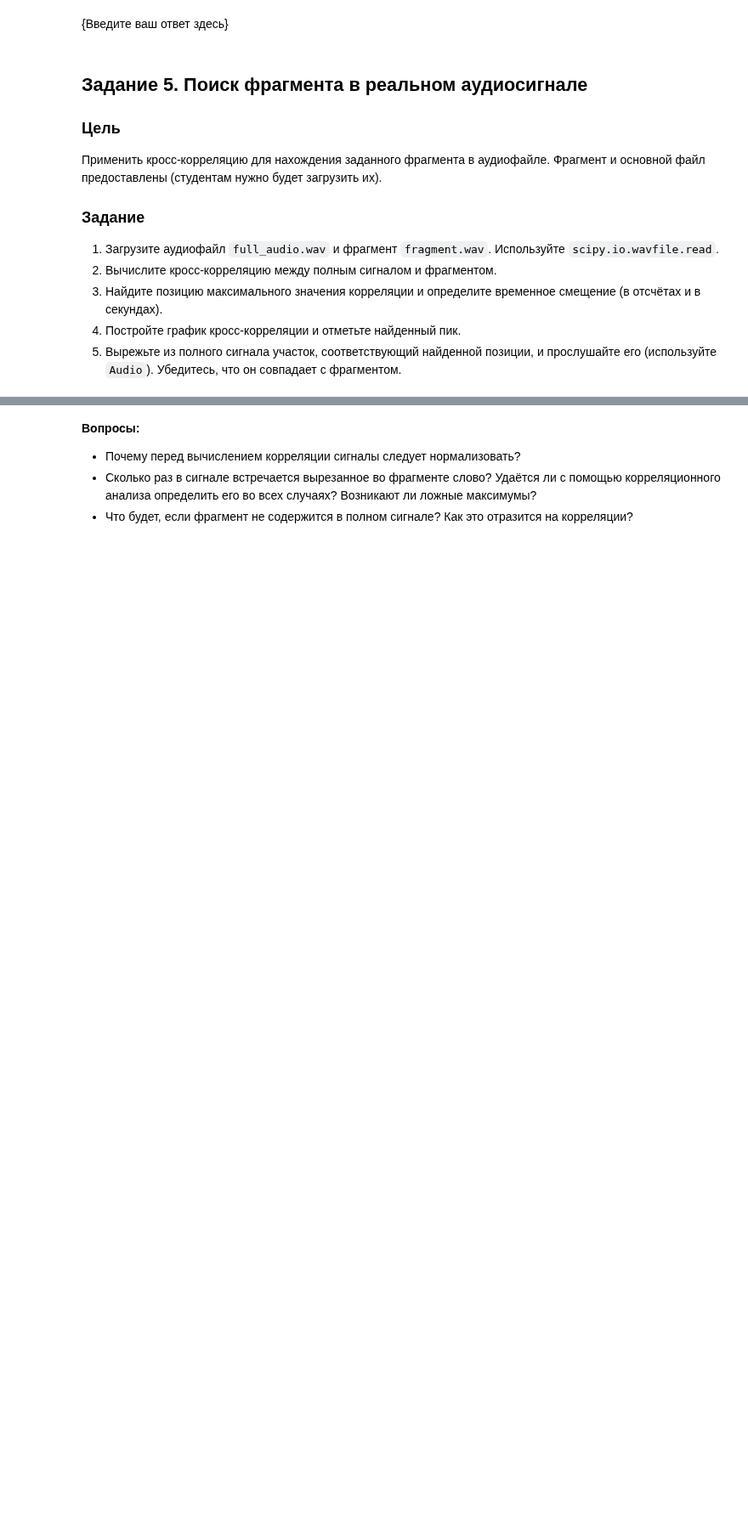
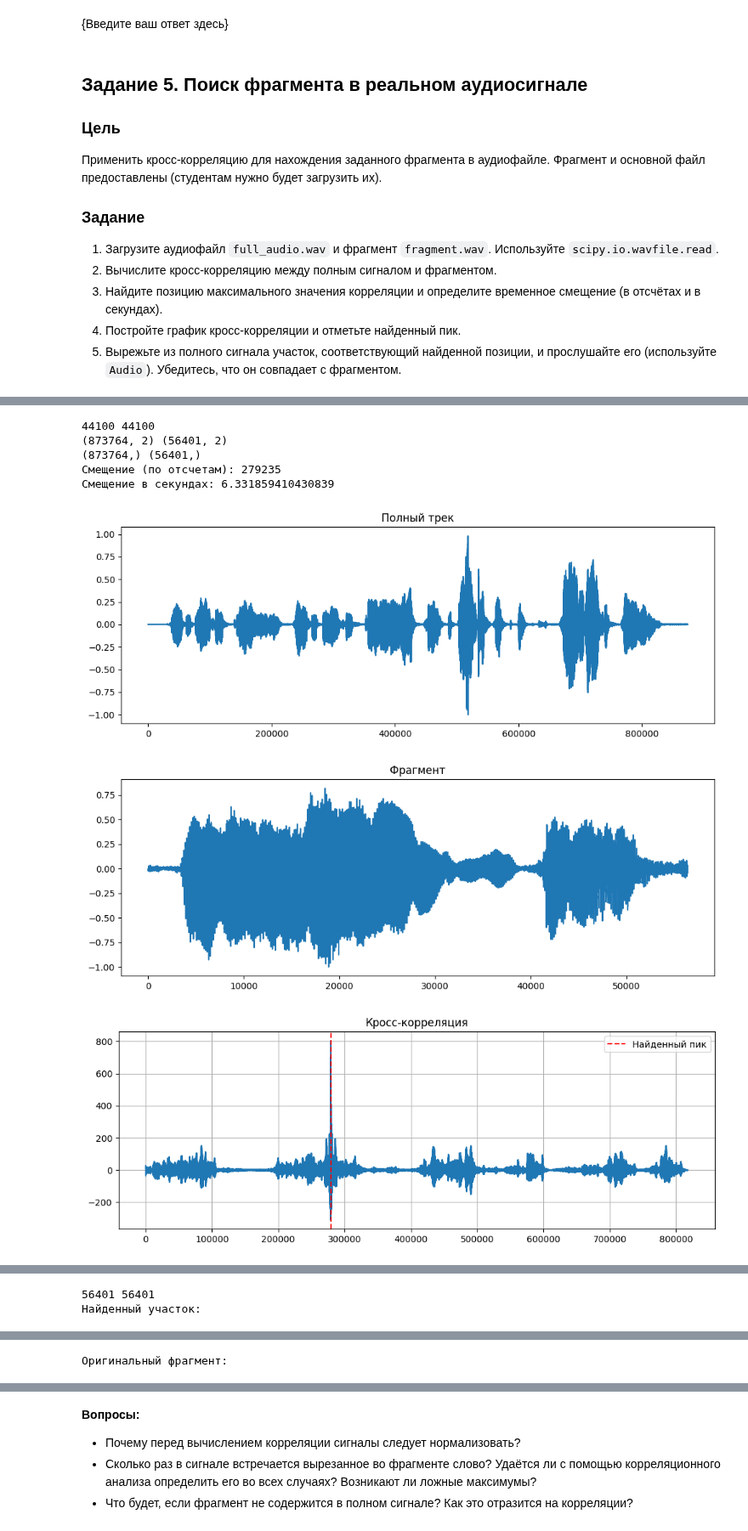
Before and after one commit to Korobokkk/YADRO-2026_dsp-seminars, a Jupyter notebook: KieselevIseminars/3.ipynb, the cells around one changed output, grey strips where cells are left out. Shown at 85% size. Saved outputs shown, nothing was run; the diff lists cells and outputs as text; code cells hidden in the pictures; blank space fills up the shorter version.

```diff
--- a/KieselevIseminars/3.ipynb
+++ b/KieselevIseminars/3.ipynb
@@ -476,0 +589,60 @@ fragment.wav        100%[===================>] 220.60K  --.-KB/s    in 0.009s
+# %%
+# Этот звук просто имба
+from scipy.io import wavfile
+from IPython.display import Audio, display
+
+fs_full, full_audio = wavfile.read("full_audio.wav")
+fs_frag, fragment = wavfile.read("fragment.wav")
+
+print(fs_full, fs_frag)
+print(full_audio.shape, fragment.shape) # чек на стерео
+
+full_audio = full_audio[:, 0] # перевод в моно
+fragment = fragment[:, 0]
+
+print(full_audio.shape, fragment.shape) # чек на стерео
+
+full_audio = full_audio / np.max(np.abs(full_audio))
+fragment = fragment / np.max(np.abs(fragment))
+
+corr = np.correlate(full_audio, fragment, mode='valid')
+idx = np.argmax(corr)
+
+time_sec = idx / fs_full
+
+print("Смещение (по отсчетам):", idx)
+print("Смещение в секундах:", time_sec)
+
+plt.title('Полный трек')
+plt.plot(full_audio)
+plt.show()
+plt.title('Фрагмент')
+plt.plot(fragment)
+plt.show()
+
+plt.plot(corr)
+plt.axvline(idx, color='r', linestyle='--', label='Найденный пик')
+plt.title("Кросс-корреляция")
+plt.legend()
+plt.grid(True)
+plt.show()
+
+found = full_audio[idx : idx + len(fragment)]
+plt.title('Вырезанный участок')
+plt.plot(found)
+plt.show()
+
+print("Найденный участок:")
+display(Audio(found, rate=fs_full)) #only "AUDIO" ломает вывод одного из плееров
+
+print("Оригинальный фрагмент:")
+display(Audio(fragment, rate=fs_full))
+# %% [output]
+44100 44100
+(873764, 2) (56401, 2)
+(873764,) (56401,)
+Смещение (по отсчетам): 279235
+Смещение в секундах: 6.331859410430839
+[figure, added]
+[figure, added]
+[figure, added]
@@ -476,0 +650,2 @@ fragment.wav        100%[===================>] 220.60K  --.-KB/s    in 0.009s
+56401 56401
+Найденный участок:
@@ -476,0 +653 @@ fragment.wav        100%[===================>] 220.60K  --.-KB/s    in 0.009s
+Оригинальный фрагмент:
```
Also changed, not shown: parts of 10 cells of this notebook.
